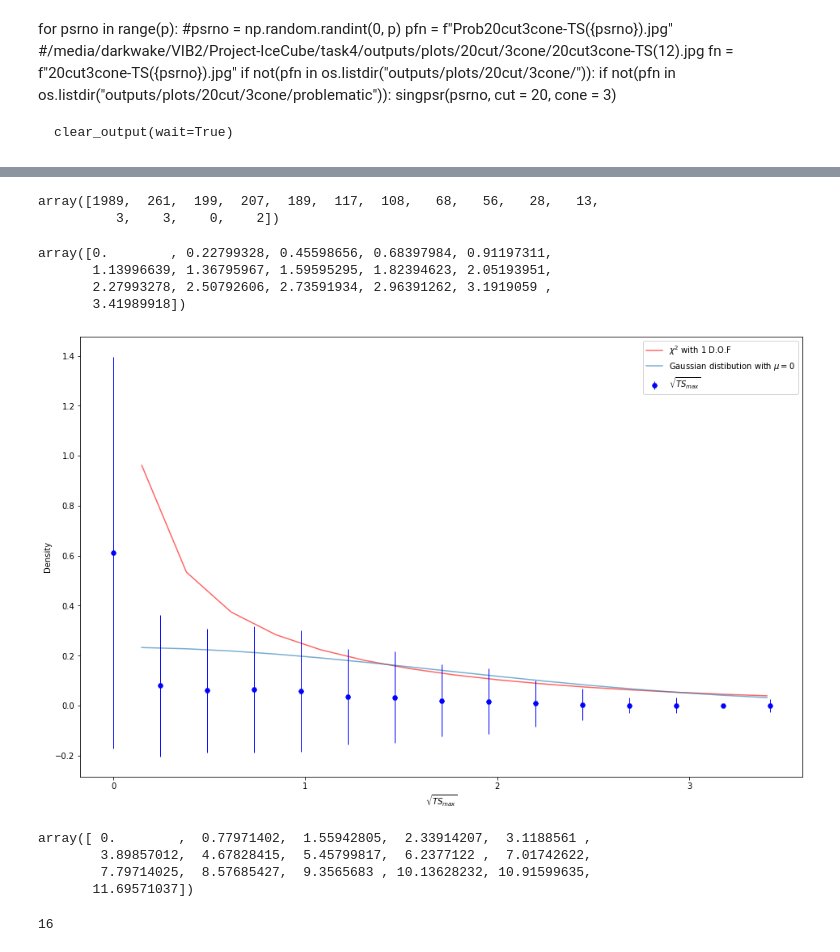
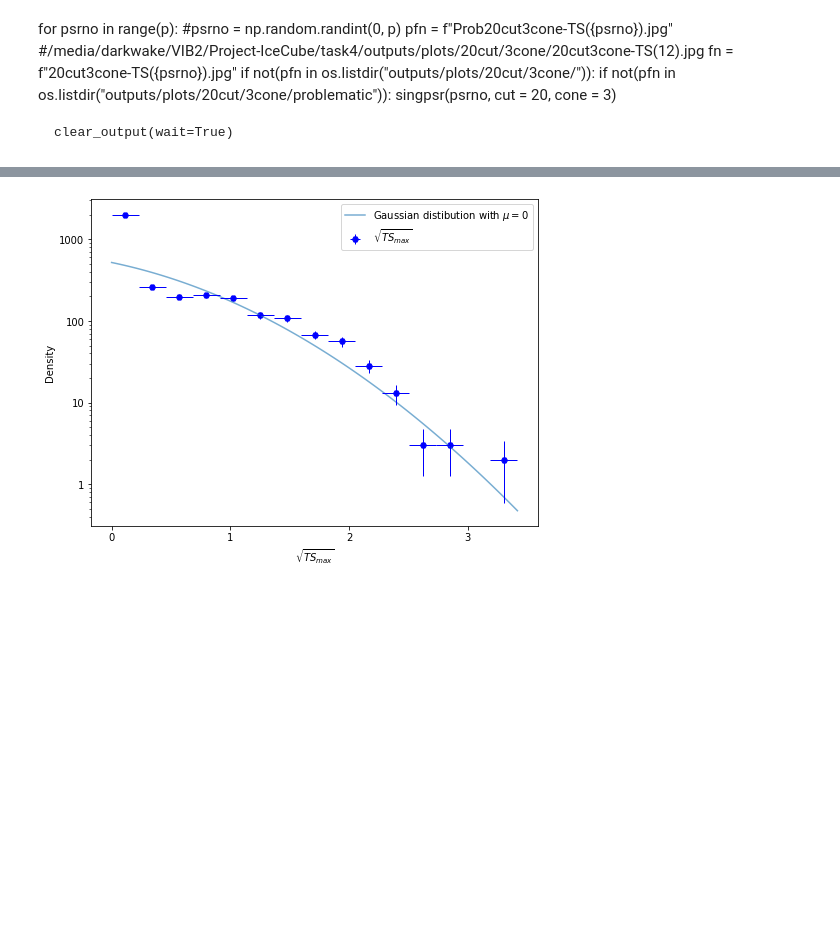
Before and after one commit to DarkWake9/Project-IceCube-Legacy, a Jupyter notebook: task4/task4b.ipynb, the cells around one changed output, grey strips where cells are left out. Saved outputs shown, nothing was run; the diff lists cells and outputs as text; code cells hidden in the pictures; blank space fills up the shorter version.

Commit message:
10102022 - 00.55 - Plotting final stage

```diff
--- a/task4/task4b.ipynb
+++ b/task4/task4b.ipynb
@@ -187,13 +189,11 @@ def nsang(aang, cut):
 
 def bg(i, cone, Ns):
     #Calculating total no of neutrino events within delta +/- 6 of ith PULSAR (not neutrino)
-    count = 0
-
-    '''for j in icdec:
-        if abs(msdec[i] - j) <= 6:
-            count+=1 '''
     count = np.count_nonzero(np.abs(np.subtract(msdec[i],icdec))<cone)
     #calculating solid angle with lt deg conesxipy
+    sang = Ns * 2 * np.pi * (np.sin(np.deg2rad(msdec[i] + cone)) - np.sin(np.deg2rad(msdec[i] - cone)))
+    return count/sang
+
 
 #B = bg(psrno)
 
@@ -292,3 +292,11 @@ for psrno in range(p):
             singpsr(psrno,  cut = 20, cone = 3)
 
     clear_output(wait=True)
+# %%
+psrno = 9
+cut = 20
+cone = 3
+aang = angfinder(psrno, cut)
+Ns = nsang(aang, cut)
+S = S_ij(psrno, aang, cut)
+B = bg(psrno,cone, Ns)
@@ -340,5 +346,0 @@ array([1989,  261,  199,  207,  189,  117,  108,   68,   56,   28,   13,
-# %%
-binnedsts
-# %% [output]
-array([1989,  261,  199,  207,  189,  117,  108,   68,   56,   28,   13,
-          3,    3,    0,    2])
@@ -347,25 +347,32 @@ nerr = np.sqrt(binnedsts/np.sum(binnedsts))
-# %%
-wsts
-# %% [output]
-array([0.        , 0.22799328, 0.45598656, 0.68397984, 0.91197311,
-       1.13996639, 1.36795967, 1.59595295, 1.82394623, 2.05193951,
-       2.27993278, 2.50792606, 2.73591934, 2.96391262, 3.1919059 ,
-       3.41989918])
+# %%
+binnedsts, wsts = np.histogram(sqrtts, 15)
+yerr = np.sqrt(binnedsts)
+b2 = binnedsts[(binnedsts>0)]
+yerr2 = yerr[(binnedsts>0)]
+x=0.5*(wsts[1:]+ wsts[:-1])
+x2 = x[(binnedsts>0)]
+xerr=x[0]-wsts[0]
+# %%
+gaussian = lambda x, mean, var : max(binnedsts)*norm.pdf(x, mean, var)
+
+gparam, gerr = curve_fit(gaussian, x2, b2, sigma=yerr2, absolute_sigma=True)
+gparam
+gx = np.linspace(0, max(wsts), 100)
 # %%
 df = 1
-x = np.linspace(chi2.ppf(0.3, df),chi2.ppf(0.935, df), 15)
-plt.figure(figsize=(16,10))
-#plt.yscale('log')
-#plt.yticks([1, 10, 100, 1000, 10000], [1, 10, 100, 1000, 10000])
+#x = np.linspace(chi2.ppf(0.3, df),chi2.ppf(0.935, df), 15)
+plt.figure(figsize=(8,6))
+plt.yscale('log')
+plt.yticks([1, 10, 100, 1000, 10000], [1, 10, 100, 1000, 10000])
 
-plt.plot(x, chi2.pdf(x, df),'r-', alpha=0.6, label=f'$\chi^2$ with {df} D.O.F')
-plt.plot(x, norm.pdf(x, 0, np.mean(wsts)),'-', alpha=0.6, label=f'Gaussian distibution with $\mu = 0$')
+#plt.plot(x, chi2.pdf(x, df),'r-', alpha=0.6, label=f'$\chi^2$ with {df} D.O.F')
+plt.plot(gx, gaussian(gx, gparam[0], gparam[1]),'-', alpha=0.6, label=f'Gaussian distibution with $\mu = 0$')
 plt.xticks([0, 1, 2, 3, 4], [0, 1, 2, 3, 4])
-plt.errorbar(np.linspace(0, max(wsts), 15), binnedsts/np.sum(binnedsts), nerr,  aa = True, barsabove = True, fmt='Hb',ecolor='blue', elinewidth=1, label='$\sqrt{TS_{max}}$')
+plt.errorbar(x, binnedsts, xerr=xerr,yerr=yerr,  aa = True, barsabove = True, fmt='Hb',ecolor='blue', elinewidth=1, label='$\sqrt{TS_{max}}$')
 plt.xlabel("$\sqrt{TS_{max}}$")
 plt.ylabel("Density")
 plt.legend()
 plt.savefig("outputs/sqrt(TSmax)errbar.jpg")
 plt.show()
 # %% [output]
-[figure, old version]
+[figure, new version]
@@ -374,11 +378,0 @@ sqbin, sqwt = np.histogram(np.square(sqrtts), 15)
-# %%
-sqwt
-# %% [output]
-array([ 0.        ,  0.77971402,  1.55942805,  2.33914207,  3.1188561 ,
-        3.89857012,  4.67828415,  5.45799817,  6.2377122 ,  7.01742622,
-        7.79714025,  8.57685427,  9.3565683 , 10.13628232, 10.91599635,
-       11.69571037])
-# %%
-len(sqwt)
-# %% [output]
-16
```
Also changed, not shown: parts of 12 cells of this notebook, 3 other files.
